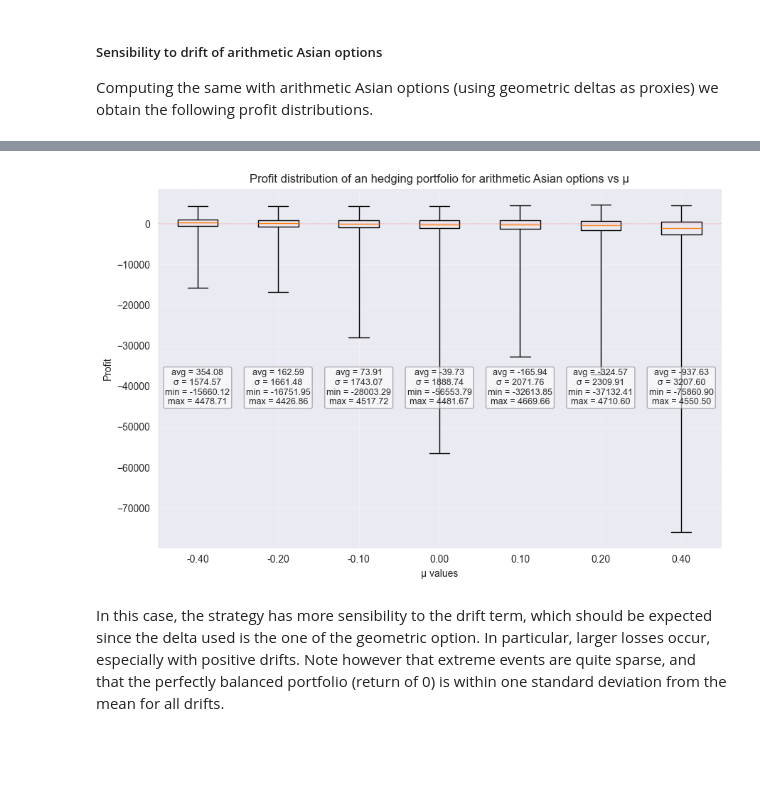
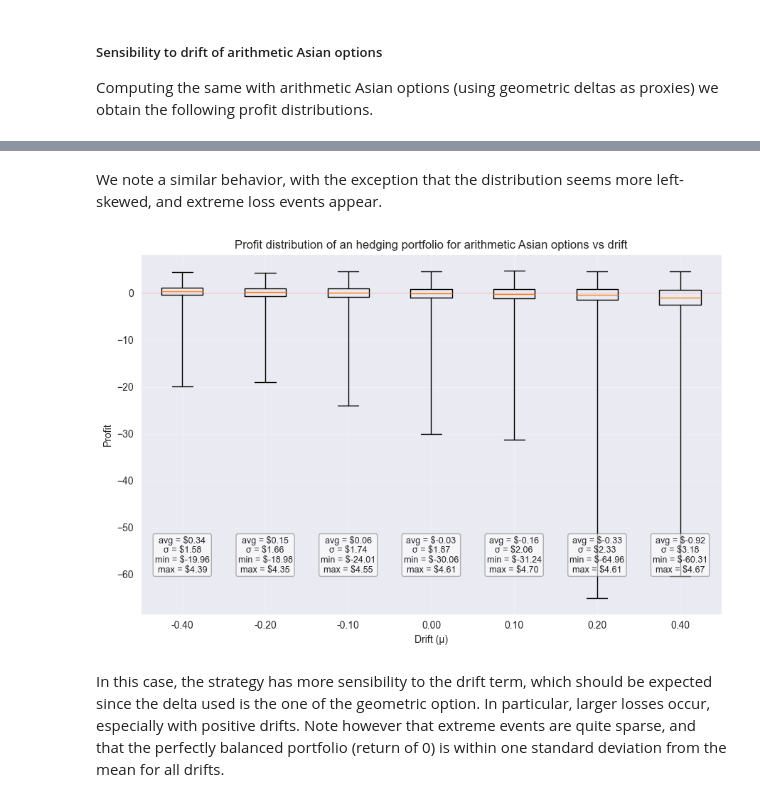
Before and after one commit to albesianor/Asian-options-hedging, a Jupyter notebook: 04_asian_hedging.ipynb, the cells around one changed output, grey strips where cells are left out. Drawn from its saved outputs; the diff is of its cells as text; code cells hidden in the pictures; blank space fills up the shorter version.

```diff
--- a/04_asian_hedging.ipynb
+++ b/04_asian_hedging.ipynb
@@ -263,8 +294,6 @@ def mc_asian_sf_hedged(S0, K, sigma, t, r, mu, premium, n_sims, n_steps, geometr
 
 Below are some simulations with the new approach.
 # %%
-from utils import mc_asian_sf_hedged, gao_price
-
 S0 = 100
 K = 100
 sigma = 0.41
@@ -273,7 +302,7 @@ r = 0.045
 mu = -0.3
 n_sims = 100_000
 tr_cost = 0.00
-n_options = 1_000
+n_options = 1
 premium = gao_price(S0, K, sigma, t, r)
 
 steps_amounts = [1, 10, 20, 252, 504]
@@ -332,7 +362,7 @@ t = 1
 r = 0.045
 n_sims = 100_000
 tr_cost = 0.00
-n_options = 1_000
+n_options = 1
 premium = gao_price(S0, K, sigma, t, r)
 n_steps = 252
 
@@ -418,20 +448,20 @@ ax.bxp(box_data, showfliers=False)
 ax.set_xticks(np.arange(1, len(mu_amounts) + 1))
 ax.set_xticklabels([f"{mu:.2f}" for mu in mu_amounts])
 
-ax.set_xlabel("μ values")
+ax.set_xlabel("Drift (μ)")
 ax.set_ylabel("Profit")
 ax.set_title(
-    "Profit distribution of an hedging portfolio for geometric Asian options vs μ"
+    "Profit distribution of an hedging portfolio for geometric Asian options vs drift"
 )
 
 # Add annotations for each box
 for i, (mu, mean, std, minv, maxv) in enumerate(
     zip(mu_amounts, profit_averages, profit_stds, profit_mins, profit_maxs), start=1
 ):
-    text = f"avg = {mean:.2f}\nσ = {std:.2f}\nmin = {minv:.2f}\nmax = {maxv:.2f}"
+    text = f"avg = ${mean:.2f}\nσ = ${std:.2f}\nmin = ${minv:.2f}\nmax = ${maxv:.2f}"
     ax.text(
         i,  # x-position (box number)
-        3000,  # y just above whisker
+        -60,  # y just above whisker
         text,
         ha="center",
         va="bottom",
@@ -451,8 +481,6 @@ plt.show()
 ##### Sensibility to drift of arithmetic Asian options
 Computing the same with arithmetic Asian options (using geometric deltas as proxies) we obtain the following profit distributions.
 # %%
-from utils import monte_carlo_asian
-
 S0 = 100
 K = 100
 sigma = 0.41
@@ -460,12 +488,9 @@ t = 1
 r = 0.045
 n_sims = 100_000
 tr_cost = 0.00
-n_options = 1_000
+n_options = 1
 
 n_steps = 252
-# premium = monte_carlo_asian(
-#     S0, K, sigma + 0.05, t, r, 0, n_sims, n_steps, return_distribution=False
-# )
 aao_price = monte_carlo_asian(
     S0, K, sigma, t, r, 0, n_sims, n_steps, return_distribution=False
 )
@@ -528,3 +553,5 @@ for mu in mu_amounts:
+# %% [markdown]
+We note a similar behavior, with the exception that the distribution seems more left-skewed, and extreme loss events appear.
 # %%
 # draw a box plot
 box_data = []
@@ -550,37 +577,37 @@ fig, ax = plt.subplots(figsize=(9, 6))
 ax.bxp(box_data, showfliers=False)
 
 # Label x-axis with mu values
 ax.set_xticks(np.arange(1, len(mu_amounts) + 1))
 ax.set_xticklabels([f"{mu:.2f}" for mu in mu_amounts])
 
-ax.set_xlabel("μ values")
+ax.set_xlabel("Drift (μ)")
 ax.set_ylabel("Profit")
 ax.set_title(
-    "Profit distribution of an hedging portfolio for arithmetic Asian options vs μ"
+    "Profit distribution of an hedging portfolio for arithmetic Asian options vs drift"
 )
 
 # Add annotations for each box
 for i, (mu, mean, std, minv, maxv) in enumerate(
     zip(mu_amounts, profit_averages, profit_stds, profit_mins, profit_maxs), start=1
 ):
-    text = f"avg = {mean:.2f}\nσ = {std:.2f}\nmin = {minv:.2f}\nmax = {maxv:.2f}"
+    text = f"avg = ${mean:.2f}\nσ = ${std:.2f}\nmin = ${minv:.2f}\nmax = ${maxv:.2f}"
     ax.text(
         i,  # x-position (box number)
-        -45000,  # y just above whisker
+        -60,  # y just above whisker
         text,
         ha="center",
         va="bottom",
         fontsize=9,
         bbox=dict(
             facecolor="white", alpha=0.6, edgecolor="gray", boxstyle="round,pad=0.2"
         ),
     )
 
 plt.axhline(y=0, color="r", linestyle="--", linewidth=0.2)
 plt.grid(True, alpha=0.3)
 plt.tight_layout()
 plt.show()
 # %% [output]
-[figure, old version]
+[figure, new version]
 # %% [markdown]
 In this case, the strategy has more sensibility to the drift term, which should be expected since the delta used is the one of the geometric option.  In particular, larger losses occur, especially with positive drifts.  Note however that extreme events are quite sparse, and that the perfectly balanced portfolio (return of 0) is within one standard deviation from the mean for all drifts.
```
Also changed, not shown: parts of 13 cells of this notebook, 6 other files.
